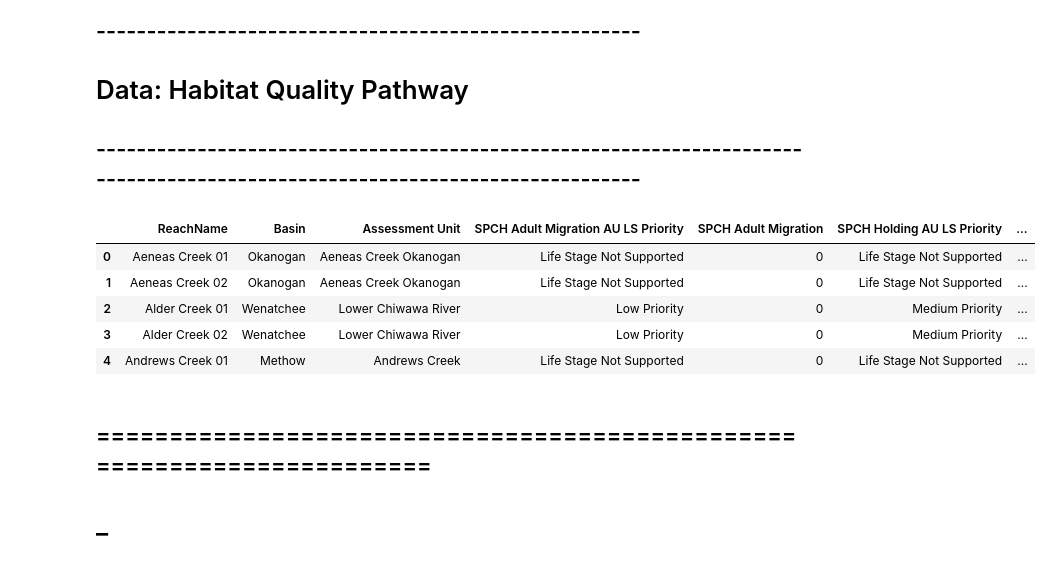
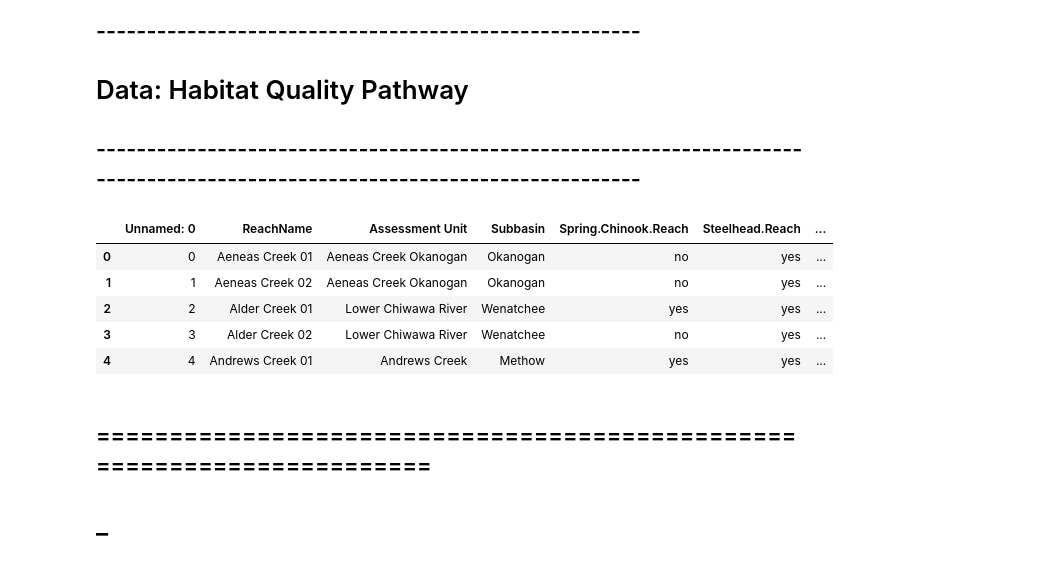
Before and after one commit to Upper-Columbia-Salmon-Recovery-Board/Prioritization_Step2_Data_Tool, a Jupyter notebook: Restoration_Bull_Trout/RTT_Prioritization_Pathways_and_Actions_Script_Restoration_Bull_Trout.ipynb, the cells around one changed output. Saved outputs shown, nothing was run; the diff lists cells and outputs as text; code cells hidden in the pictures.

Commit message:
Updates to Protection and Bull Trout Restoration pathways, also updated habitat attribute scores excel

```diff
--- a/Restoration_Bull_Trout/RTT_Prioritization_Pathways_and_Actions_Script_Restoration_Bull_Trout.ipynb
+++ b/Restoration_Bull_Trout/RTT_Prioritization_Pathways_and_Actions_Script_Restoration_Bull_Trout.ipynb
@@ -467,14 +488,14 @@ Category_Type_Data = pd.read_excel('https://github.com/Upper-Columbia-Salmon-Rec
 #       was kept in this script in case Action Types are used in the future
 Project_List_Data = pd.read_excel('https://github.com/Upper-Columbia-Salmon-Recovery-Board/Prioritization_Step2_Data_Tool/blob/master/Project_List_from_Reach_Assessments.xlsx?raw=true')
 # %%
-reach_life_stages_Bull_Trout.head()
+habitat_attribute_scores.head()
 # %% [output]
-|  | ReachName | Basin | Assessment Unit | SPCH Adult Migration AU LS Priority | SPCH Adult Migration | SPCH Holding AU LS Priority | ... |
-| 0 | Aeneas Creek 01 | Okanogan | Aeneas Creek Okanogan | Life Stage Not Supported | 0 | Life Stage Not Supported | ... |
-| 1 | Aeneas Creek 02 | Okanogan | Aeneas Creek Okanogan | Life Stage Not Supported | 0 | Life Stage Not Supported | ... |
-| 2 | Alder Creek 01 | Wenatchee | Lower Chiwawa River | Low Priority | 0 | Medium Priority | ... |
-| 3 | Alder Creek 02 | Wenatchee | Lower Chiwawa River | Low Priority | 0 | Medium Priority | ... |
-| 4 | Andrews Creek 01 | Methow | Andrews Creek | Life Stage Not Supported | 0 | Life Stage Not Supported | ... |
+|  | Unnamed: 0 | ReachName | Assessment Unit | Subbasin | Spring.Chinook.Reach | Steelhead.Reach | ... |
+| 0 | 0 | Aeneas Creek 01 | Aeneas Creek Okanogan | Okanogan | no | yes | ... |
+| 1 | 1 | Aeneas Creek 02 | Aeneas Creek Okanogan | Okanogan | no | yes | ... |
+| 2 | 2 | Alder Creek 01 | Lower Chiwawa River | Wenatchee | yes | yes | ... |
+| 3 | 3 | Alder Creek 02 | Lower Chiwawa River | Wenatchee | no | yes | ... |
+| 4 | 4 | Andrews Creek 01 | Andrews Creek | Methow | yes | yes | ... |
 # %% [markdown]
 ## =======================================================================
 # _
```
Also changed, not shown: parts of 31 cells of this notebook, 3 other files.
